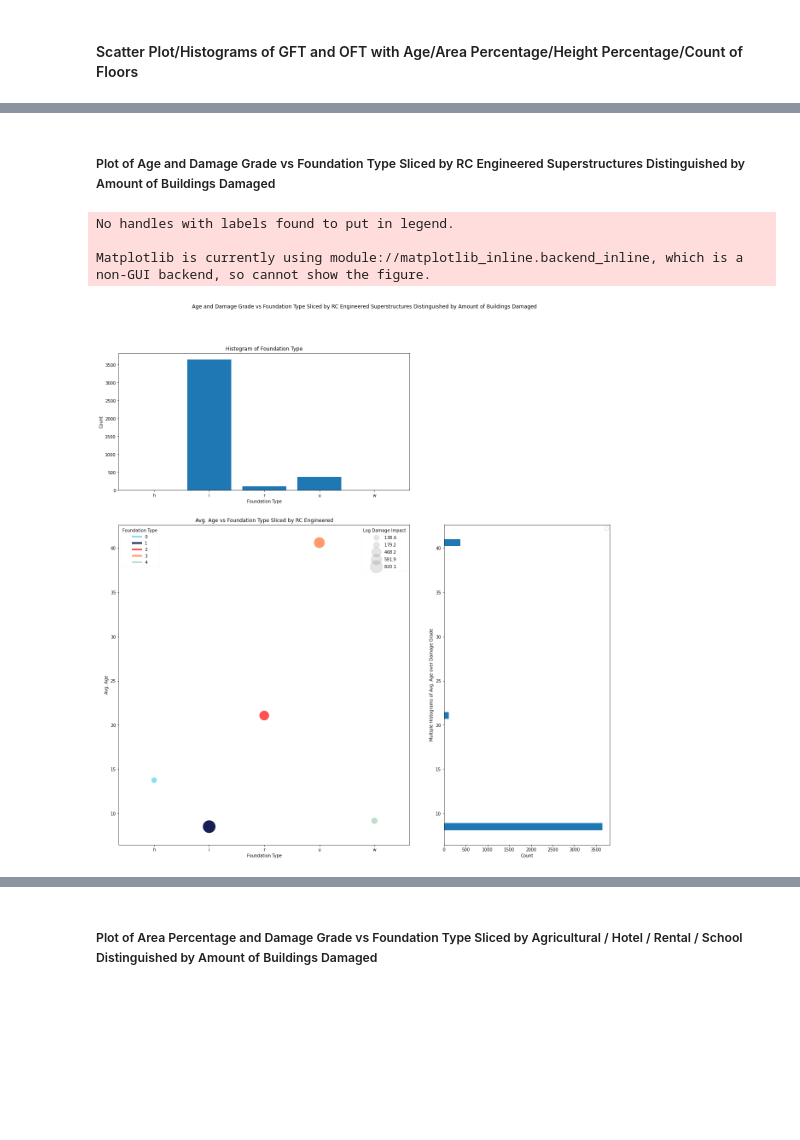
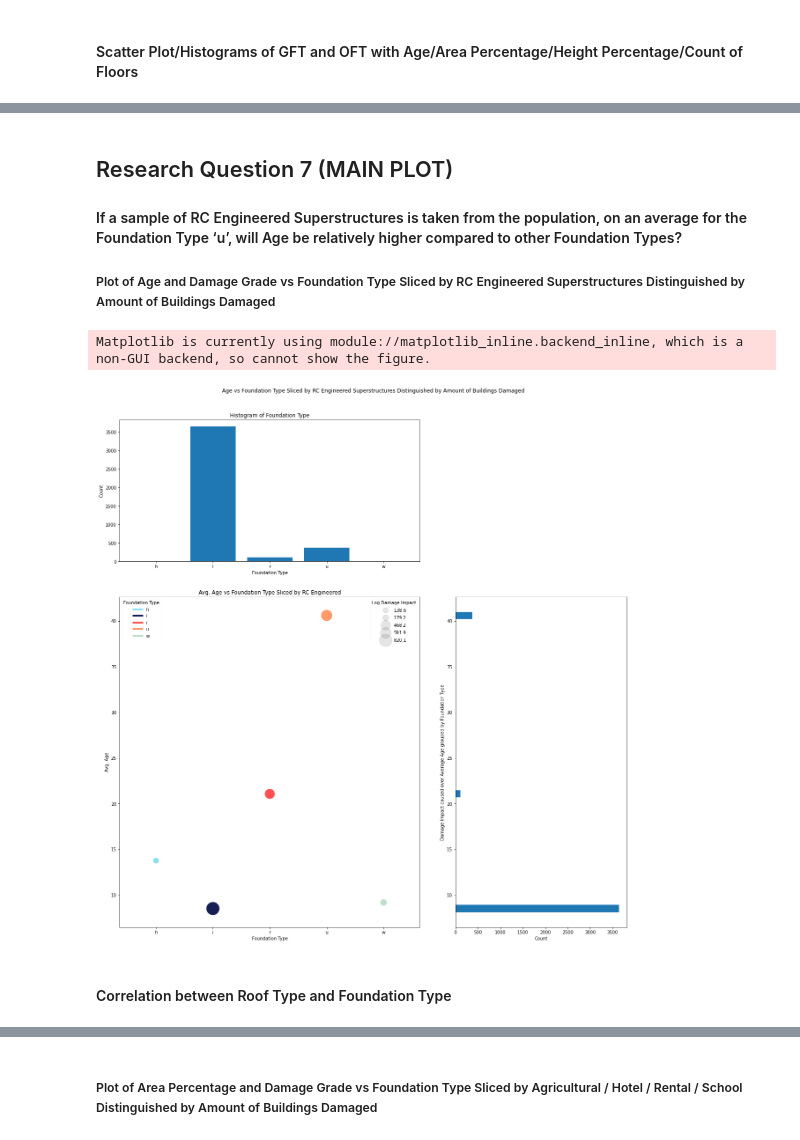
Before and after one commit to DS-Group22-ADP/Practical-Project, a Jupyter notebook: notebooks/Exploratory-Data-Analysis.ipynb, the cells around one changed output, grey strips where cells are left out. Saved outputs shown, nothing was run; the diff lists cells and outputs as text; code cells hidden in the pictures; blank space fills up the shorter version.

```diff
--- a/notebooks/Exploratory-Data-Analysis.ipynb
+++ b/notebooks/Exploratory-Data-Analysis.ipynb
@@ -1175,6 +1214,6 @@ temp_df["damage_grade"] = temp_df["damage_grade"].map(
 # applying cross tab to calculate percentages
 df = pd.crosstab(temp_df["building_type"], temp_df["damage_grade"])
 # calculating percentages between groups (axis=1)
-df = df.apply(lambda x: round(x / df.sum(axis=1) * 100, 2))
+# df = df.apply(lambda x: round(x / df.sum(axis=1) * 100, 2))
 df.head()
 # %% [output]
@@ -1731,4 +2087,8 @@ Matplotlib is currently using module://matplotlib_inline.backend_inline, which i
 # %% [markdown]
+## Research Question 7 (MAIN PLOT)
+
+#### If a sample of RC Engineered Superstructures is taken from the population, on an average for the Foundation Type ‘u’, will Age be relatively higher compared to other Foundation Types?
+
 ##### Plot of Age and Damage Grade vs Foundation Type Sliced by RC Engineered Superstructures Distinguished by Amount of Buildings Damaged
 # %%
 # setup the gridspec 2,2 with one main plot and 2 side plots on x and y axes respectively
@@ -1744,11 +2104,12 @@ axy = result["axy"]
 # figure of the plot
 fig = result["fig"]
 
-def plot_scatter_bubble_numerical_vs_categorical_bar_hist_sliced(sizes_tuple, xlabel, ylabel, sliced_by, slice_idx,
+def plot_scatter_bubble_numerical_vs_categorical_bar_bar_sliced(sizes_tuple, xlabel, ylabel, sliced_by, slice_idx,
                                                                  categorical_dimension, numerical_dimension, df, ax, ax_histx, ax_histy):
     unique_colors = ['#88E0EF', '#161E54', '#FF5151', '#FF9B6A', '#BBDFC8']
     var_df = df.loc[slice_idx, [numerical_dimension, categorical_dimension]].groupby(by=[categorical_dimension], as_index=False).count()
     age_df = df.loc[slice_idx, [numerical_dimension, categorical_dimension]].groupby(by=[categorical_dimension], as_index=False).mean()
+    age_df.index = age_df[categorical_dimension]
 
     assert len(unique_colors) == 5, "Test #1 Failed"
     assert len(var_df[categorical_dimension]) == 5, "Test #2 Failed"
@@ -1763,37 +2124,34 @@ def plot_scatter_bubble_numerical_vs_categorical_bar_hist_sliced(sizes_tuple, xl
     counter_i = df.loc[slice_idx, [categorical_dimension]].value_counts().sort_index(ascending=True)
     colors = dict(zip(age_df.index.values, unique_colors))
     scatter = ax.scatter(age_df.index.values, age_df[numerical_dimension], c=[colors[ft] for ft in colors], s=sizes_tuple[0](var_df[numerical_dimension])*sizes_tuple[1])
     ax.set(xlabel=xlabel, ylabel=ylabel)
     ax.set_title("{ylabel} vs {xlabel} Sliced by {sliced_by}".format(xlabel=xlabel, ylabel=ylabel, sliced_by=sliced_by))
     custom_lines = [Line2D([0], [0], color=colors[dim], lw=4) for dim in age_df.index.values]
     legend1 = ax.legend(custom_lines, age_df.index.values, loc="upper left", title="Foundation Type", framealpha=0.1)
     ax.add_artist(legend1)
     handles, labels = scatter.legend_elements(prop="sizes", alpha=0.1)
     legend2 = ax.legend(handles, labels, loc="upper right", title="Log Damage Impact", framealpha=0.1)
     ax_histx.bar(counter_i.index.get_level_values(0), counter_i.values)
     ax_histx.set(xlabel=xlabel, ylabel='Count')
     ax_histx.set_title("Histogram of {xlabel}".format(xlabel=xlabel))
 
     # set xticks and xtick labels
     ax_histx.set_xticks(range(0,len(age_df[categorical_dimension])))
     ax_histx.set_xticklabels(age_df[categorical_dimension].values)
 
     assert [t.get_text() for t in ax_histx.get_xticklabels()] == age_df[categorical_dimension].values.tolist(), "Test #5 Failed"
 
     ax_histy.barh(age_df[numerical_dimension], var_df[numerical_dimension])
-    ax_histy.legend()
-    ax_histy.set(xlabel='Count', ylabel="Multiple Histograms of {ylabel} over Damage Grade".format(ylabel=ylabel))
+    ax_histy.set(xlabel='Count', ylabel="Damage Impact caused over Average Age grouped by Foundation Type")
 
-    fig.suptitle("Age and Damage Grade vs Foundation Type Sliced by RC Engineered Superstructures Distinguished by Amount of Buildings Damaged")
+    fig.suptitle("Age vs Foundation Type Sliced by RC Engineered Superstructures Distinguished by Amount of Buildings Damaged", y=0.95)
 
-plot_scatter_bubble_numerical_vs_categorical_bar_hist_sliced(sizes_tuple=(np.log, 1e2), xlabel='Foundation Type', ylabel='Avg. Age',
+plot_scatter_bubble_numerical_vs_categorical_bar_bar_sliced(sizes_tuple=(np.log, 1e2), xlabel='Foundation Type', ylabel='Avg. Age',
                                                              sliced_by='RC Engineered', slice_idx=join_df['has_superstructure_rc_engineered'] == 1,
                                                              categorical_dimension='foundation_type', numerical_dimension='age', df=join_df, ax=ax, ax_histx=axx,
                                                              ax_histy=axy)
 
 fig.show()
 # %% [output]
-No handles with labels found to put in legend.
-
 Matplotlib is currently using module://matplotlib_inline.backend_inline, which is a non-GUI backend, so cannot show the figure.
-[figure, old version]
+[figure, new version]
@@ -1863,0 +2158,2 @@ fig.show()
+# %% [markdown]
+#### Correlation between Roof Type and Foundation Type
```
Also changed, not shown: parts of 51 cells of this notebook.
